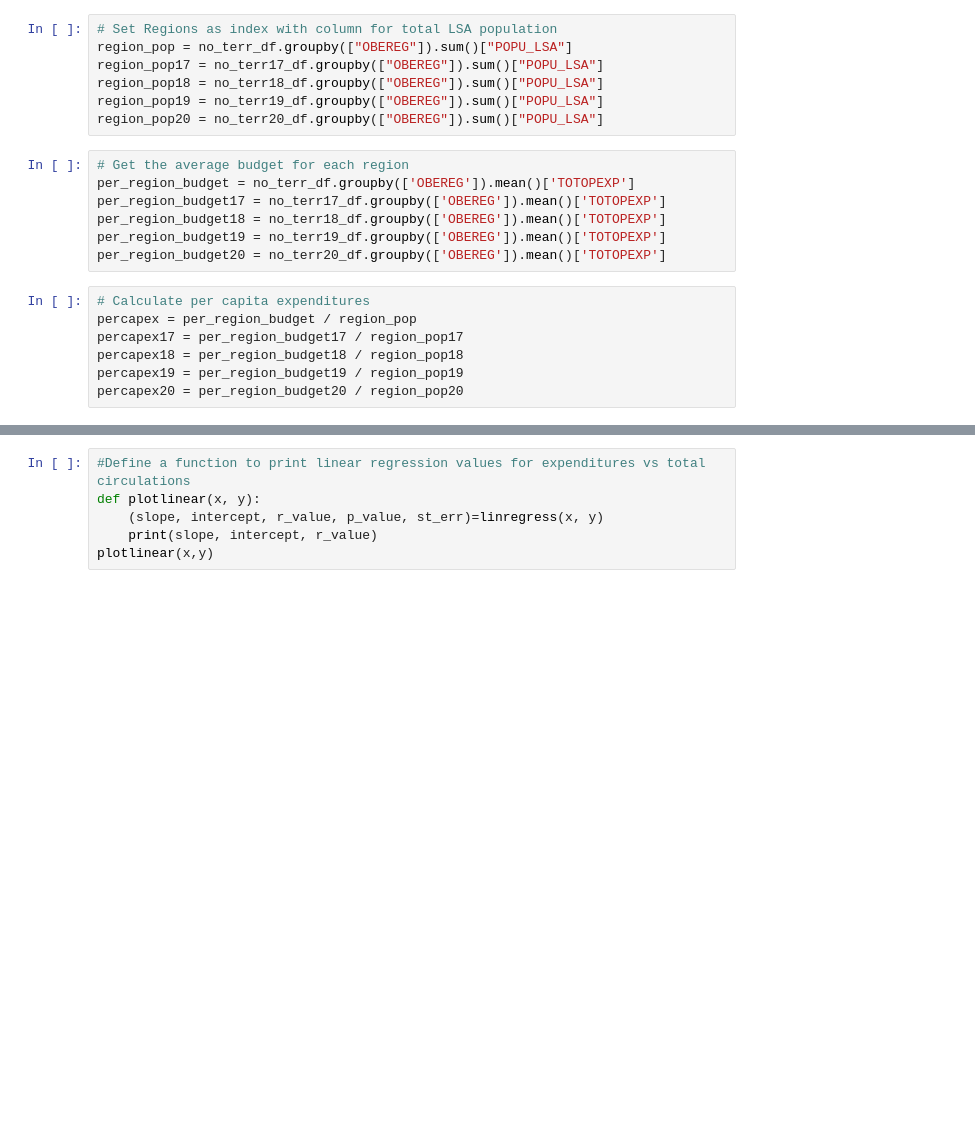
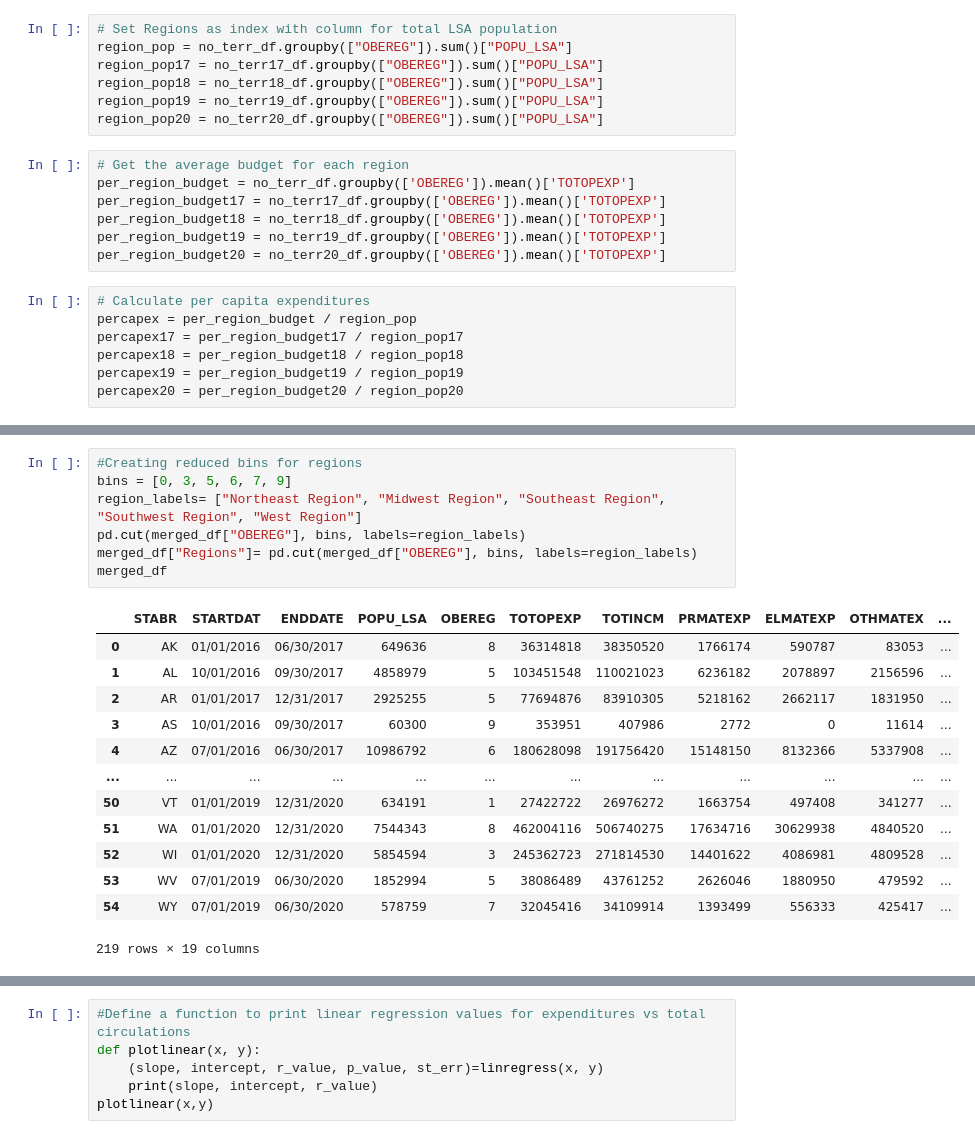
Before and after one commit to vwalden/library-eda, a Jupyter notebook: library_eda.ipynb, the cells around one changed output, grey strips where cells are left out. Drawn from its saved outputs; the diff is of its cells as text; blank space fills up the shorter version.

```diff
--- a/library_eda.ipynb
+++ b/library_eda.ipynb
@@ -256,3 +282,24 @@ plt.show()
+# %%
+#Creating reduced bins for regions
+bins = [0, 3, 5, 6, 7, 9]
+region_labels= ["Northeast Region", "Midwest Region", "Southeast Region", "Southwest Region", "West Region"]
+pd.cut(merged_df["OBEREG"], bins, labels=region_labels)
+merged_df["Regions"]= pd.cut(merged_df["OBEREG"], bins, labels=region_labels)
+merged_df
+# %% [output]
+|  | STABR | STARTDAT | ENDDATE | POPU_LSA | OBEREG | TOTOPEXP | TOTINCM | PRMATEXP | ELMATEXP | OTHMATEX | ... |
+| 0 | AK | 01/01/2016 | 06/30/2017 | 649636 | 8 | 36314818 | 38350520 | 1766174 | 590787 | 83053 | ... |
+| 1 | AL | 10/01/2016 | 09/30/2017 | 4858979 | 5 | 103451548 | 110021023 | 6236182 | 2078897 | 2156596 | ... |
+| 2 | AR | 01/01/2017 | 12/31/2017 | 2925255 | 5 | 77694876 | 83910305 | 5218162 | 2662117 | 1831950 | ... |
+| 3 | AS | 10/01/2016 | 09/30/2017 | 60300 | 9 | 353951 | 407986 | 2772 | 0 | 11614 | ... |
+| 4 | AZ | 07/01/2016 | 06/30/2017 | 10986792 | 6 | 180628098 | 191756420 | 15148150 | 8132366 | 5337908 | ... |
+| ... | ... | ... | ... | ... | ... | ... | ... | ... | ... | ... | ... |
+| 50 | VT | 01/01/2019 | 12/31/2020 | 634191 | 1 | 27422722 | 26976272 | 1663754 | 497408 | 341277 | ... |
+| 51 | WA | 01/01/2020 | 12/31/2020 | 7544343 | 8 | 462004116 | 506740275 | 17634716 | 30629938 | 4840520 | ... |
+| 52 | WI | 01/01/2020 | 12/31/2020 | 5854594 | 3 | 245362723 | 271814530 | 14401622 | 4086981 | 4809528 | ... |
+| 53 | WV | 07/01/2019 | 06/30/2020 | 1852994 | 5 | 38086489 | 43761252 | 2626046 | 1880950 | 479592 | ... |
+| 54 | WY | 07/01/2019 | 06/30/2020 | 578759 | 7 | 32045416 | 34109914 | 1393499 | 556333 | 425417 | ... |
+219 rows × 19 columns
 # %%
 #Finding expenditures per capita for total date range
 merged_df['Exp Per Cap']=round(merged_df['TOTOPEXP']/merged_df['POPU_LSA'], 2)
```
Also changed, not shown: parts of 9 cells of this notebook.
